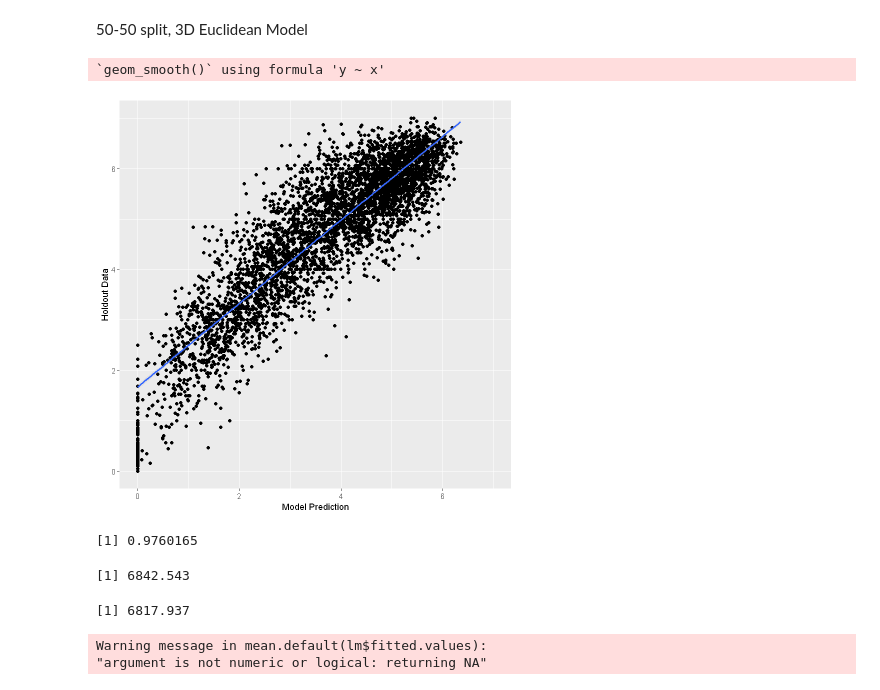
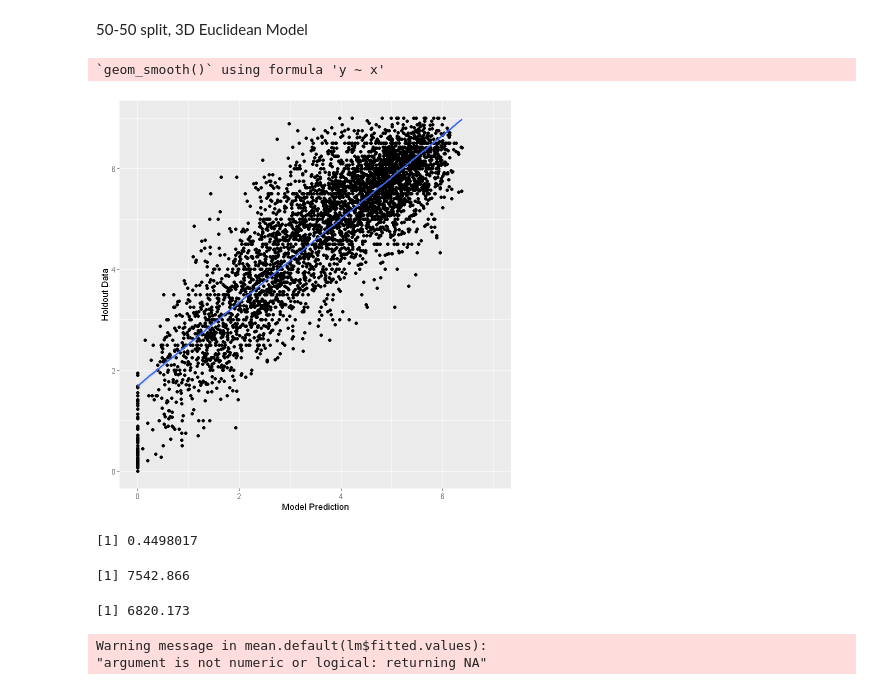
Before and after one commit to crstnn/MassiveDissimilarityJudgementReport, a Jupyter notebook: Preliminary Analysis.ipynb, the cells around one changed output. Cells and saved outputs as stored; diff of their text form; code cells hidden in the pictures.

Commit message:
Fixed participant split bug

```diff
--- a/Preliminary Analysis.ipynb
+++ b/Preliminary Analysis.ipynb
@@ -540,8 +504,13 @@ split.data <- function(data, n_split,method='data'){
             # random participant splitting means that some comparisons are not
             # sampled for any number of groups greater than 2, which is useless
             # I'll need to write a cleverer algorithm for this
-            output <- initial_split(data,
-                                 prop=1-1/n_split)
+            participants <- sample(unique(data$participant))
+            n_participants <- length(participants)
+            for(i in 1:n_split){
+                temp_participants <- participants[ floor((i-1)*n_participants/n_split + 1) : floor((i*n_participants/n_split)) ]
+                out <- subset(data, participant %in% temp_participants)
+                output[[i]] <- out # add to output list
+            }
     }
 
     return(output)
@@ -1118,33 +857,33 @@ Warning message:
 50-50 split, 3D Euclidean Model
 # %%
 # format the training & test data
-cv.data.judge <- split.data(clean.data, 2, method='data')
+cv.data.judge <- split.data(clean.data, 2, method='participant')
 
 test.data <- cv.data.judge[[2]]
 test.data.avg <- group.avg.df(test.data, colourSetHEX)
 
 #print(head(cv.data.judge)) # testing
 
 train.50 <- group.avg.df(cv.data.judge[[1]], colourSetHEX)
 train.50.mat <- matrix.df.fill(train.50,color.mat.df)
 
 #print(train.50.mat) # testing
 #print(nrow(train.50.mat))
 #print(ncol(train.50.mat))
 
 train.50.mds <- cmdscale(data2dist(train.50.mat),k=3, eig=TRUE)
 #print(head(train.50.mds))
 train.50.mds2df <- mds2df(train.50.mds)
 
 plot <- cor.plot(train.50.mds2df,test.data.avg,
                  xlabel='Model Prediction',ylabel='Holdout Data')
 # %% [output]
 `geom_smooth()` using formula 'y ~ x'
-[figure, old version]
+[figure, new version]
 # %%
 head(train.50.mds2df)$value[2]
 # %% [output]
-[1] 0.9760165
+[1] 0.4498017
 # %%
 # find the error
 error_mds <- function(test.data, model){
@@ -1158,11 +897,11 @@ error_mds <- function(test.data, model){
 # %%
 error_mds(test.data.avg, train.50.mds2df)
 # %% [output]
-[1] 6842.543
+[1] 7542.866
 # %%
 error_mds(train.50, train.50.mds2df)
 # %% [output]
-[1] 6817.937
+[1] 6820.173
 # %%
 SSE(train.50.mds2df)
 # %% [output]
```
Also changed, not shown: parts of 29 cells of this notebook.
